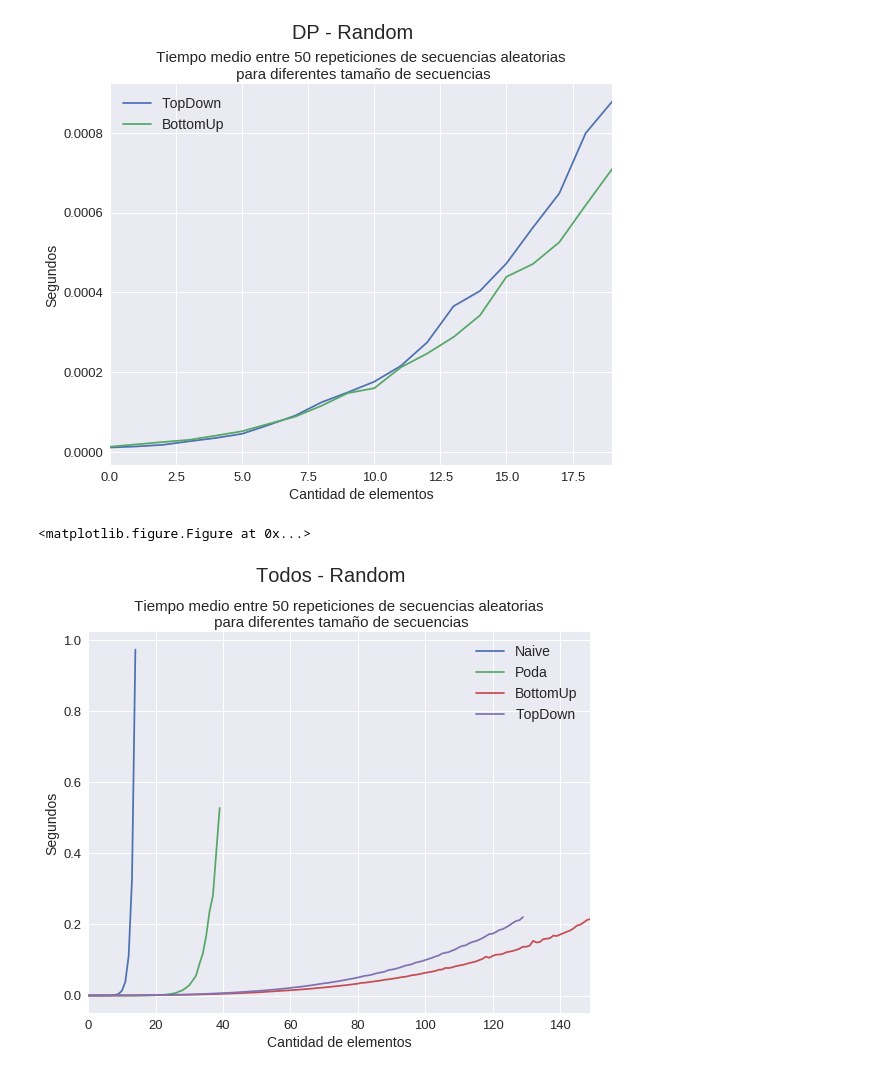
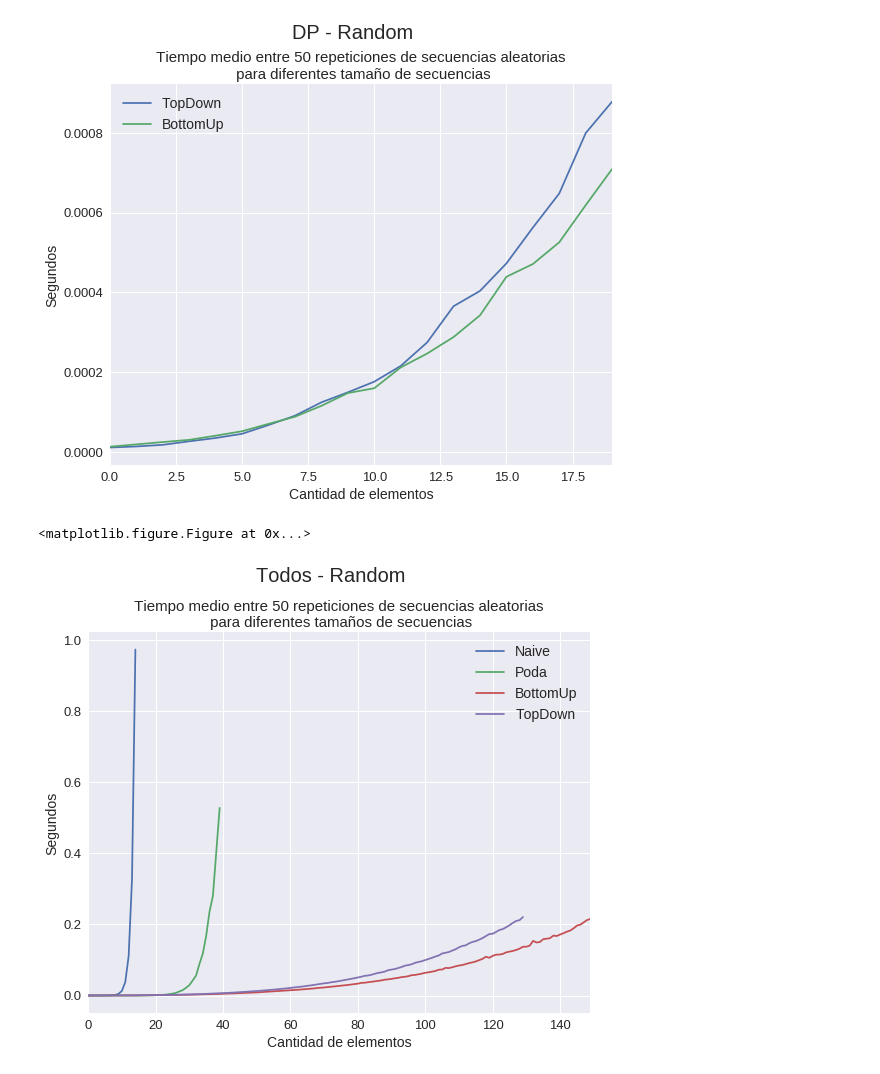
Before and after one commit to JonSeijo/algo3-tp1, a Jupyter notebook: experimentos/Graficador random.ipynb, the cells around one changed output. Drawn from its saved outputs; the diff is of its cells as text; code cells hidden in the pictures.

```diff
--- a/experimentos/Graficador random.ipynb
+++ b/experimentos/Graficador random.ipynb
@@ -181,27 +181,27 @@ plt.show()
 # %%
 %matplotlib inline
 tiempos_topdown_random = datos_topdown_random['meanSeconds']
 tiempos_bottomup_random = datos_bottomup_random['meanSeconds']
 
 # Repes = 50
 # TopDown: n = 130
 # BottomUp: n = 150
 plt.clf()
 
 fig = plt.figure(figsize=(9,7))
 
 ax = tiempos_naive_random.plot()
 tiempos_poda_random.plot()
 tiempos_bottomup_random.plot()
 tiempos_topdown_random.plot(fontsize = 13)
 
 fig.suptitle('Todos - Random', fontsize=20, position=(0.5, 1.01)) # Add the text/suptitle to figure
-ax.set_title('\n Tiempo medio entre 50 repeticiones de secuencias aleatorias \n para diferentes tamaño de secuencias', fontsize = 15)
+ax.set_title('\n Tiempo medio entre 50 repeticiones de secuencias aleatorias \n para diferentes tamaños de secuencias', fontsize = 15)
 ax.legend(['Naive', 'Poda', 'BottomUp', 'TopDown'], fontsize = 14)
 ax.set_xlabel("Cantidad de elementos", size = 14)
 ax.set_ylabel("Segundos", size = 14)
 
 plt.show()
 # %% [output]
 <matplotlib.figure.Figure at 0x...>
-[figure, old version]
+[figure, new version]
```
Also changed, not shown: 7 other files.
